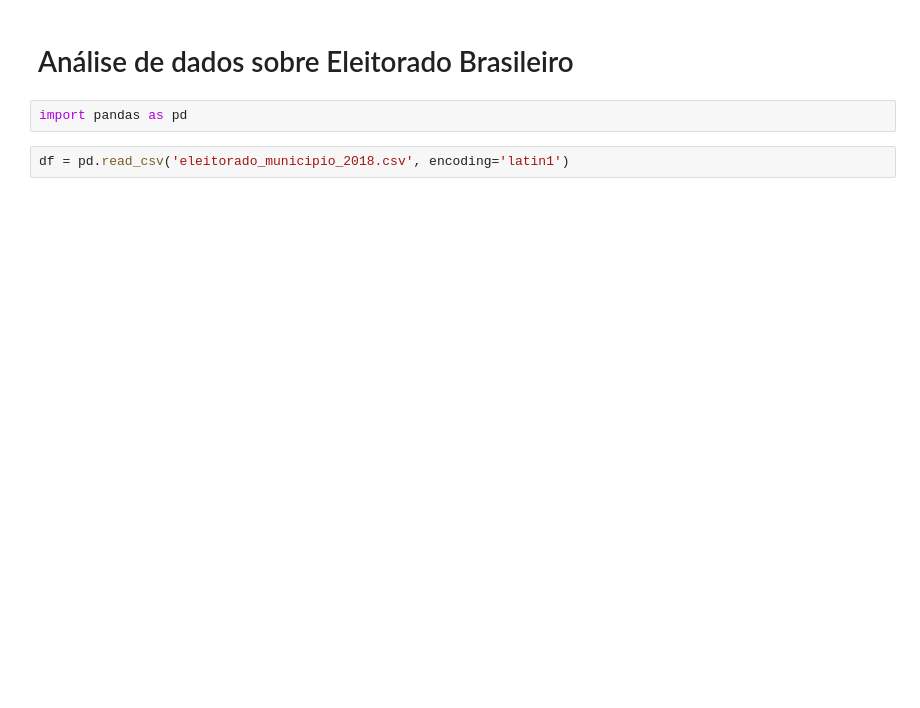
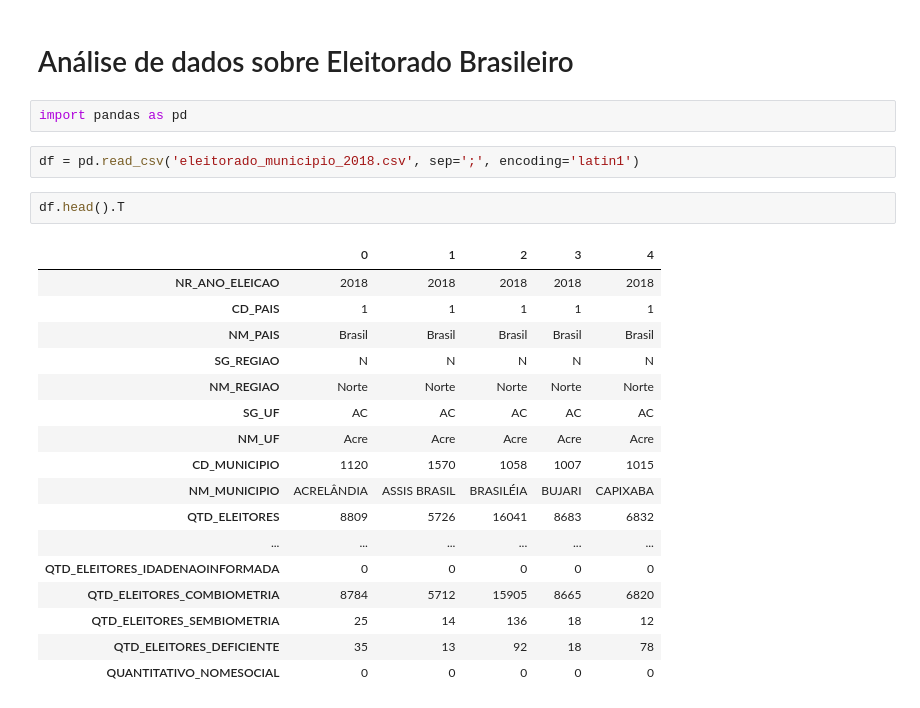
Before and after one commit to diegopmayer/dados-eleitores-TSE, a Jupyter notebook: eleitorado_brasileiro.ipynb, the cells around one changed output. Cells and saved outputs as stored; diff of their text form; blank space fills up the shorter version.

```diff
--- a/eleitorado_brasileiro.ipynb
+++ b/eleitorado_brasileiro.ipynb
@@ -3,5 +3,25 @@
 # %%
 import pandas as pd
 # %%
-df = pd.read_csv('eleitorado_municipio_2018.csv', encoding='latin1')
+df = pd.read_csv('eleitorado_municipio_2018.csv', sep=';', encoding='latin1')
+# %%
+df.head().T
+# %% [output]
+|  | 0 | 1 | 2 | 3 | 4 |
+| NR_ANO_ELEICAO | 2018 | 2018 | 2018 | 2018 | 2018 |
+| CD_PAIS | 1 | 1 | 1 | 1 | 1 |
+| NM_PAIS | Brasil | Brasil | Brasil | Brasil | Brasil |
+| SG_REGIAO | N | N | N | N | N |
+| NM_REGIAO | Norte | Norte | Norte | Norte | Norte |
+| SG_UF | AC | AC | AC | AC | AC |
+| NM_UF | Acre | Acre | Acre | Acre | Acre |
+| CD_MUNICIPIO | 1120 | 1570 | 1058 | 1007 | 1015 |
+| NM_MUNICIPIO | ACRELÂNDIA | ASSIS BRASIL | BRASILÉIA | BUJARI | CAPIXABA |
+| QTD_ELEITORES | 8809 | 5726 | 16041 | 8683 | 6832 |
+| ... | ... | ... | ... | ... | ... |
+| QTD_ELEITORES_IDADENAOINFORMADA | 0 | 0 | 0 | 0 | 0 |
+| QTD_ELEITORES_COMBIOMETRIA | 8784 | 5712 | 15905 | 8665 | 6820 |
+| QTD_ELEITORES_SEMBIOMETRIA | 25 | 14 | 136 | 18 | 12 |
+| QTD_ELEITORES_DEFICIENTE | 35 | 13 | 92 | 18 | 78 |
+| QUANTITATIVO_NOMESOCIAL | 0 | 0 | 0 | 0 | 0 |
 # %%
```
Also changed, not shown: parts of 12 cells of this notebook, 1 other file.
